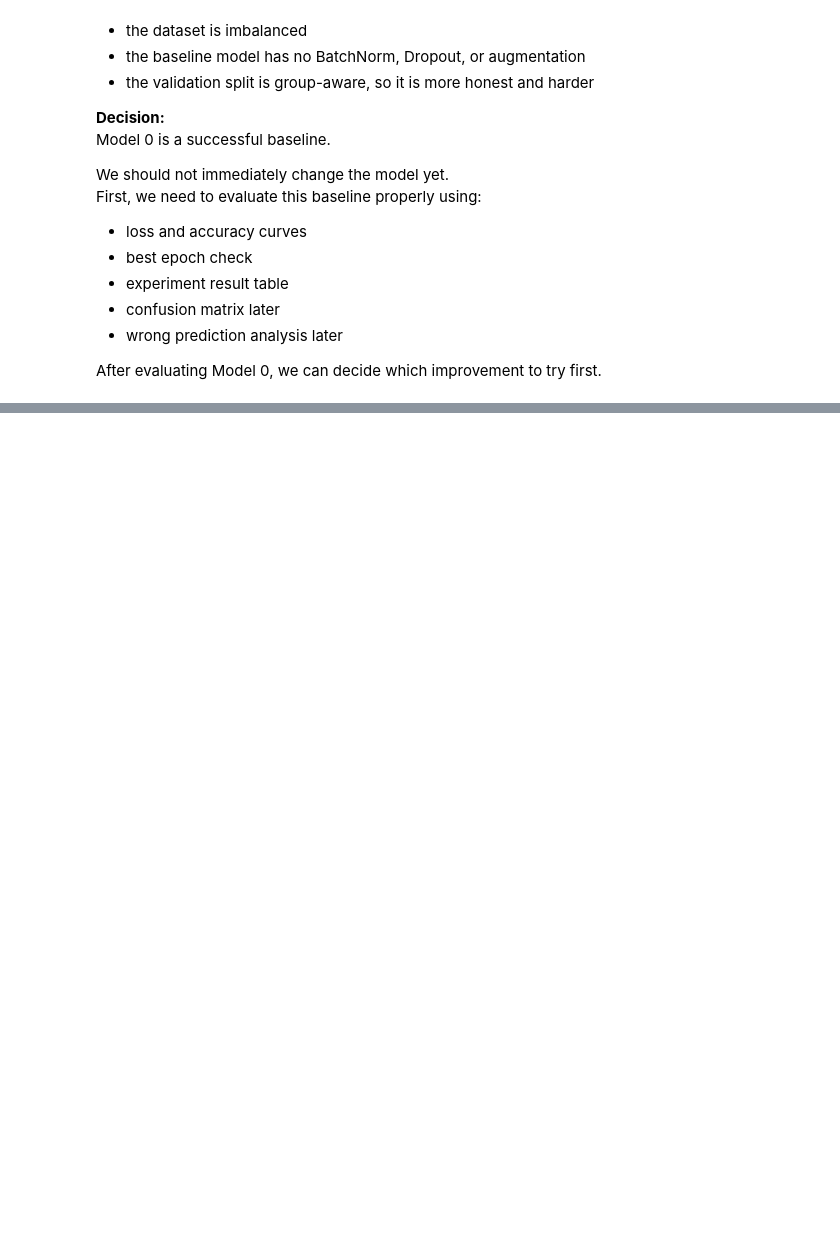
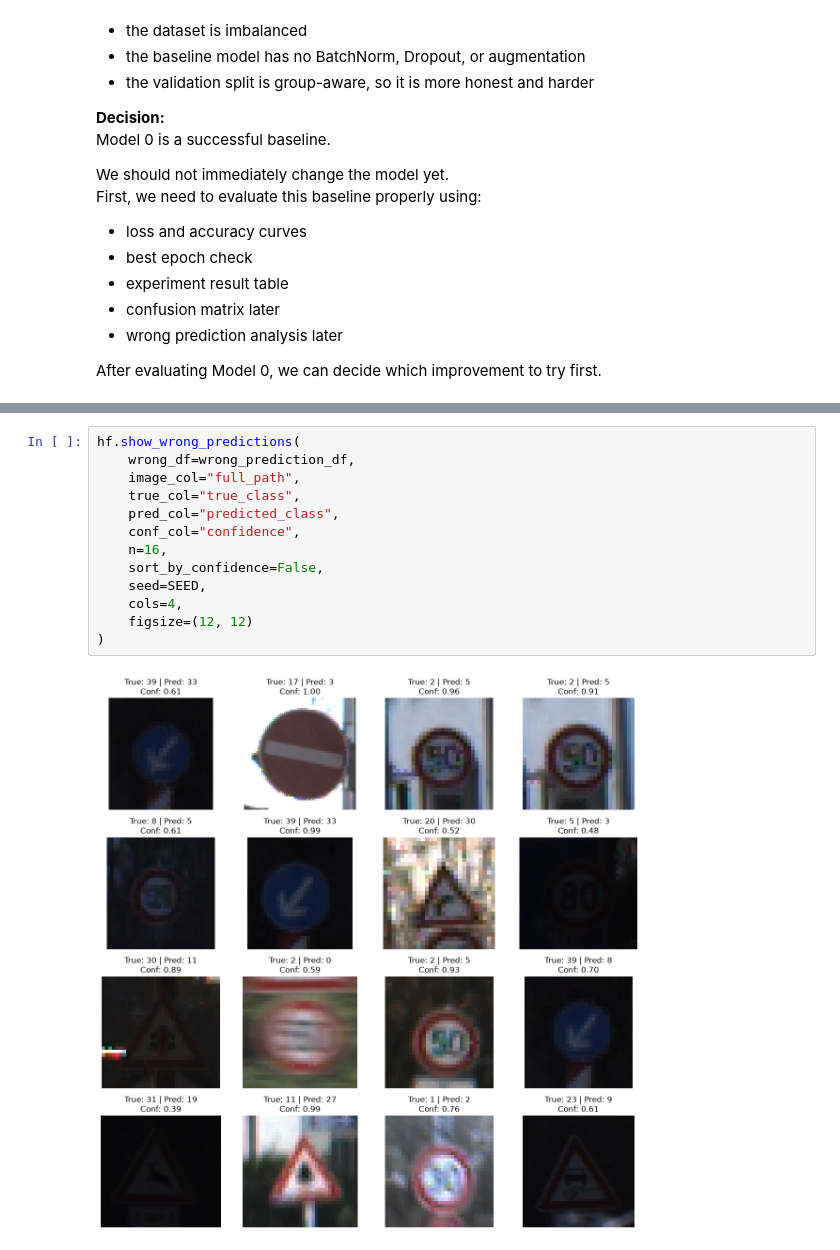
Before and after one commit to kawsar07ahmmed0712-rgb/Pytorch-German-Traffic-Sign-Recognition, a Jupyter notebook: Notebook/02_gtsrb_full_pytorch_workflow.ipynb, the cells around one changed output, grey strips where cells are left out. Drawn from its saved outputs; the diff is of its cells as text; blank space fills up the shorter version.

```diff
--- a/Notebook/02_gtsrb_full_pytorch_workflow.ipynb
+++ b/Notebook/02_gtsrb_full_pytorch_workflow.ipynb
@@ -1969,0 +2537,15 @@ After evaluating Model 0, we can decide which improvement to try first.
+# %%
+hf.show_wrong_predictions(
+    wrong_df=wrong_prediction_df,
+    image_col="full_path",
+    true_col="true_class",
+    pred_col="predicted_class",
+    conf_col="confidence",
+    n=16,
+    sort_by_confidence=False,
+    seed=SEED,
+    cols=4,
+    figsize=(12, 12)
+)
+# %% [output]
+[figure, added]
```
Also changed, not shown: parts of 41 cells of this notebook, 1 other file.
